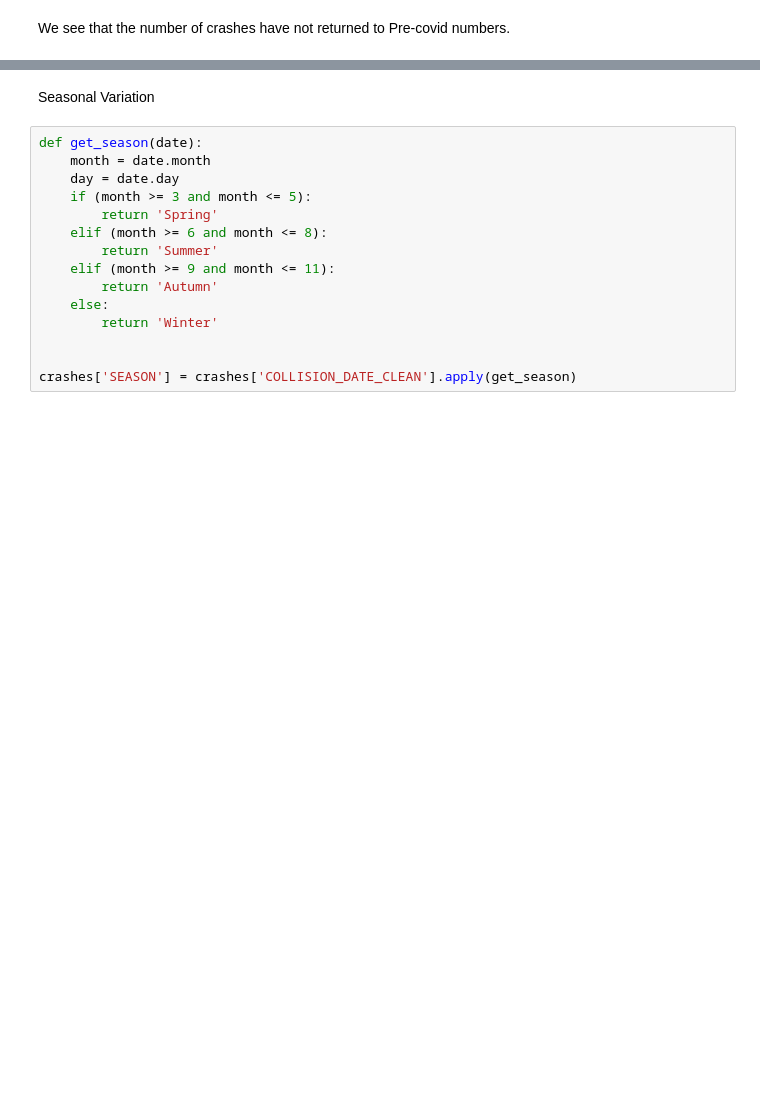
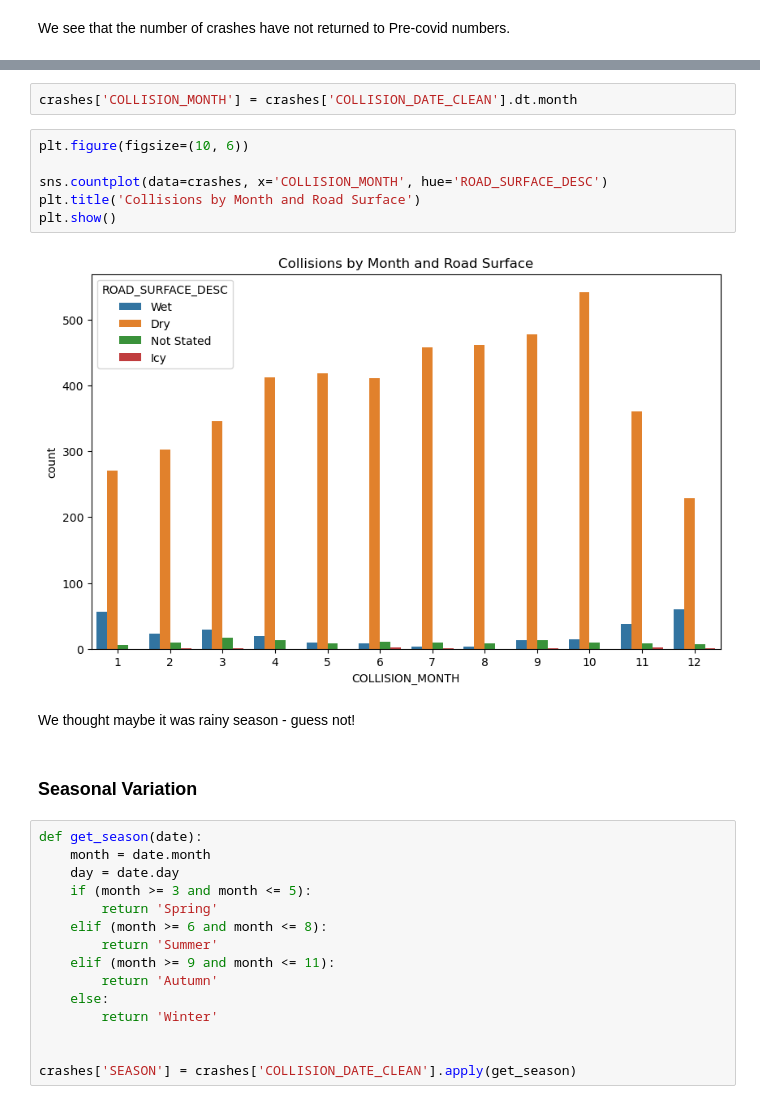
Before and after one commit to UCB-stat-159-f25/final-group07, a Jupyter notebook: data_exploration.ipynb, the cells around one changed output, grey strips where cells are left out. Saved outputs shown, nothing was run; the diff lists cells and outputs as text; blank space fills up the shorter version.

```diff
--- a/data_exploration.ipynb
+++ b/data_exploration.ipynb
@@ -69,5 +106,17 @@ We see that the number of crashes have not returned to Pre-covid numbers.
+# %%
+crashes['COLLISION_MONTH'] = crashes['COLLISION_DATE_CLEAN'].dt.month
+# %%
+plt.figure(figsize=(10, 6))
+
+sns.countplot(data=crashes, x='COLLISION_MONTH', hue='ROAD_SURFACE_DESC')
+plt.title('Collisions by Month and Road Surface')
+plt.show()
+# %% [output]
+[figure, added]
+# %% [markdown]
+We thought maybe it was rainy season - guess not!
 # %% [markdown]
-Seasonal Variation
+### Seasonal Variation
 # %%
 def get_season(date):
     month = date.month
```
Also changed, not shown: parts of 15 cells of this notebook, 3 other files.
